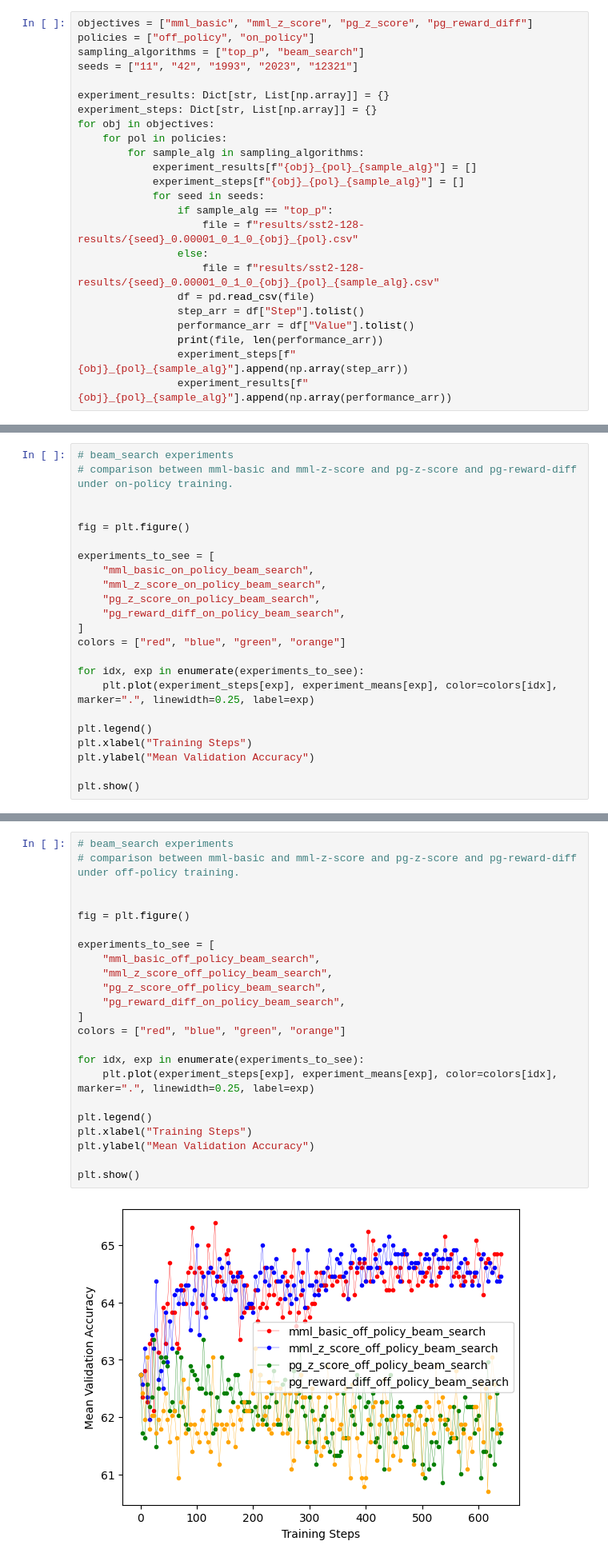
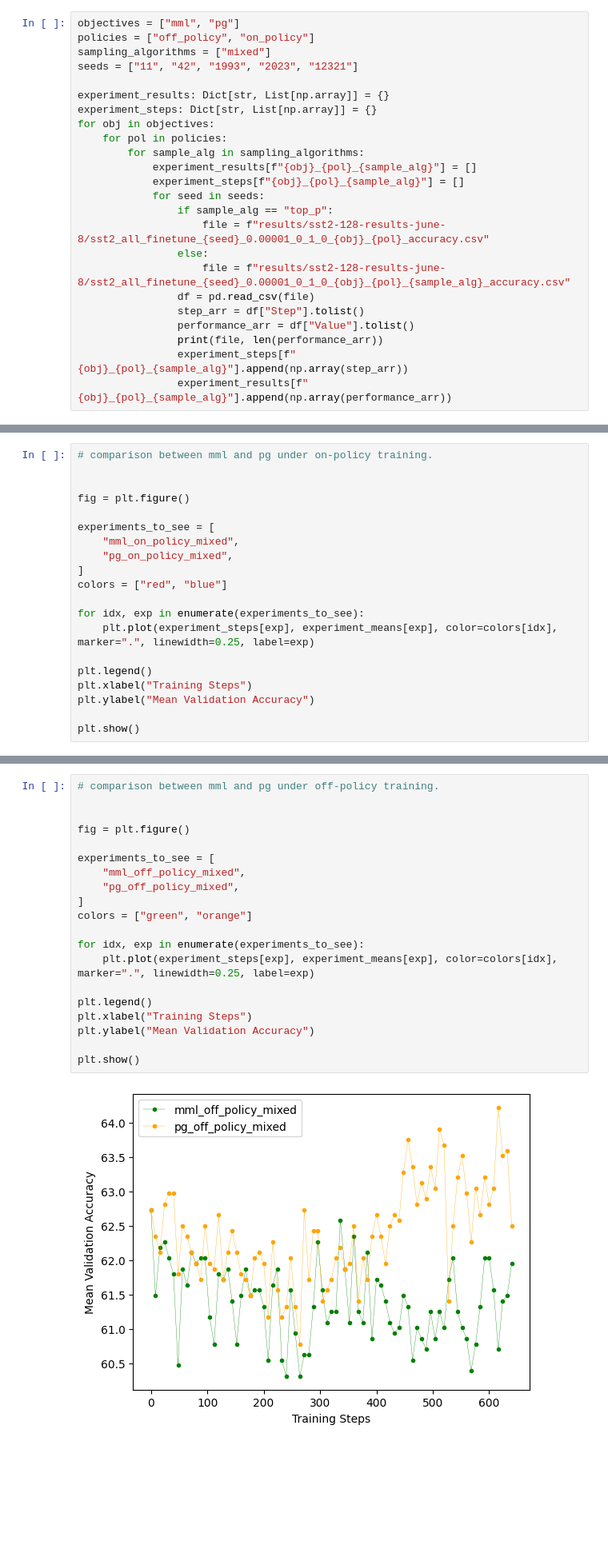
Before and after one commit to SaeedNajafi/RIFF, a Jupyter notebook: compare-search-methods.ipynb, the cells around one changed output, grey strips where cells are left out. Shown at 80% size. Drawn from its saved outputs; the diff is of its cells as text; blank space fills up the shorter version.

Commit message:
added the new results

```diff
--- a/compare-search-methods.ipynb
+++ b/compare-search-methods.ipynb
@@ -34,9 +5,9 @@ import matplotlib.pyplot as plt
 import numpy as np
 import pandas as pd
 # %%
-objectives = ["mml_basic", "mml_z_score", "pg_z_score", "pg_reward_diff"]
+objectives = ["mml", "pg"]
 policies = ["off_policy", "on_policy"]
-sampling_algorithms = ["top_p", "beam_search"]
+sampling_algorithms = ["mixed"]
 seeds = ["11", "42", "1993", "2023", "12321"]
 
 experiment_results: Dict[str, List[np.array]] = {}
@@ -48,9 +19,9 @@ for obj in objectives:
             experiment_steps[f"{obj}_{pol}_{sample_alg}"] = []
             for seed in seeds:
                 if sample_alg == "top_p":
-                    file = f"results/sst2-128-results/{seed}_0.00001_0_1_0_{obj}_{pol}.csv"
+                    file = f"results/sst2-128-results-june-8/sst2_all_finetune_{seed}_0.00001_0_1_0_{obj}_{pol}_accuracy.csv"
                 else:
-                    file = f"results/sst2-128-results/{seed}_0.00001_0_1_0_{obj}_{pol}_{sample_alg}.csv"
+                    file = f"results/sst2-128-results-june-8/sst2_all_finetune_{seed}_0.00001_0_1_0_{obj}_{pol}_{sample_alg}_accuracy.csv"
                 df = pd.read_csv(file)
                 step_arr = df["Step"].tolist()
                 performance_arr = df["Value"].tolist()
@@ -109,17 +78,14 @@ pg_reward_diff_on_policy_beam_search (161,) (5, 161)
 # %%
-# beam_search experiments
-# comparison between mml-basic and mml-z-score and pg-z-score and pg-reward-diff under on-policy training.
+# comparison between mml and pg under on-policy training.
 
 
 fig = plt.figure()
 
 experiments_to_see = [
-    "mml_basic_on_policy_beam_search",
-    "mml_z_score_on_policy_beam_search",
-    "pg_z_score_on_policy_beam_search",
-    "pg_reward_diff_on_policy_beam_search",
+    "mml_on_policy_mixed",
+    "pg_on_policy_mixed",
 ]
-colors = ["red", "blue", "green", "orange"]
+colors = ["red", "blue"]
 
 for idx, exp in enumerate(experiments_to_see):
     plt.plot(experiment_steps[exp], experiment_means[exp], color=colors[idx], marker=".", linewidth=0.25, label=exp)
@@ -134,25 +100,22 @@ plt.show()
 # %%
-# beam_search experiments
-# comparison between mml-basic and mml-z-score and pg-z-score and pg-reward-diff under off-policy training.
+# comparison between mml and pg under off-policy training.
 
 
 fig = plt.figure()
 
 experiments_to_see = [
-    "mml_basic_off_policy_beam_search",
-    "mml_z_score_off_policy_beam_search",
-    "pg_z_score_off_policy_beam_search",
-    "pg_reward_diff_on_policy_beam_search",
+    "mml_off_policy_mixed",
+    "pg_off_policy_mixed",
 ]
-colors = ["red", "blue", "green", "orange"]
+colors = ["green", "orange"]
 
 for idx, exp in enumerate(experiments_to_see):
     plt.plot(experiment_steps[exp], experiment_means[exp], color=colors[idx], marker=".", linewidth=0.25, label=exp)
 
 plt.legend()
 plt.xlabel("Training Steps")
 plt.ylabel("Mean Validation Accuracy")
 
 plt.show()
 # %% [output]
-[figure, old version]
+[figure, new version]
```
Also changed, not shown: parts of 8 cells of this notebook, 20 other files.
